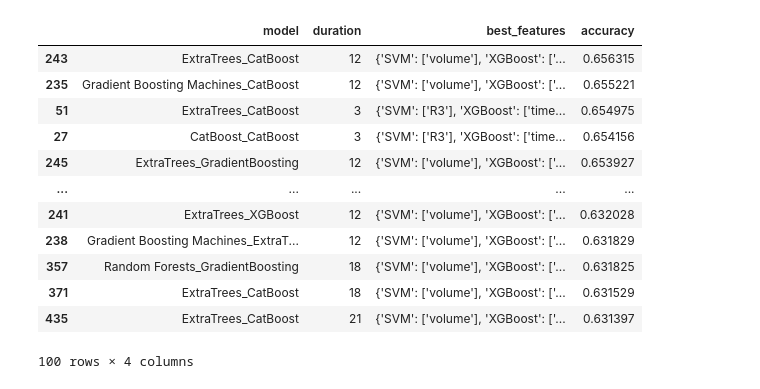
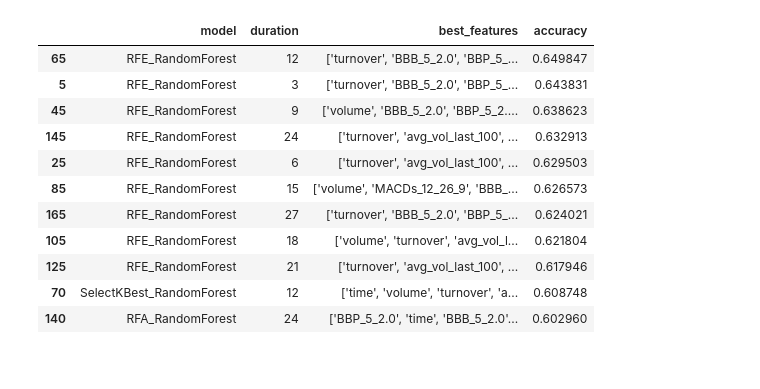
Before and after one commit to Jnorm911/websocket_trading, a Jupyter notebook: notebooks/heatmap.ipynb, the cells around one changed output. Saved outputs shown, nothing was run; the diff lists cells and outputs as text; code cells hidden in the pictures.

```diff
--- a/notebooks/heatmap.ipynb
+++ b/notebooks/heatmap.ipynb
@@ -5,31 +5,30 @@ import matplotlib.pyplot as plt
 # %%
 # set max_colwidth option to None
 pd.set_option('max_colwidth', None)
 # Read CSV file into DataFrame
-df = pd.read_csv('../tree_robust_results.csv')
+df = pd.read_csv('../linear_minmax.csv')
 
 # Filter DataFrame to show only rows where 'accuracy' > 0.6 and 'duration' < 30
 df_filtered = df.loc[(df['accuracy'] > 0.6) & (df['duration'] < 30)]
 
 # Sort filtered DataFrame by 'accuracy' column in descending order
 df_sorted = df_filtered.sort_values('accuracy', ascending=False)
 
 # Display top 50 rows of sorted DataFrame
 df_sorted.head(100)
 # %% [output]
 |  | model | duration | best_features | accuracy |
-| 243 | ExtraTrees_CatBoost | 12 | {'SVM': ['volume'], 'XGBoost': ['... | 0.656315 |
-| 235 | Gradient Boosting Machines_CatBoost | 12 | {'SVM': ['volume'], 'XGBoost': ['... | 0.655221 |
-| 51 | ExtraTrees_CatBoost | 3 | {'SVM': ['R3'], 'XGBoost': ['time... | 0.654975 |
-| 27 | CatBoost_CatBoost | 3 | {'SVM': ['R3'], 'XGBoost': ['time... | 0.654156 |
-| 245 | ExtraTrees_GradientBoosting | 12 | {'SVM': ['volume'], 'XGBoost': ['... | 0.653927 |
-| ... | ... | ... | ... | ... |
-| 241 | ExtraTrees_XGBoost | 12 | {'SVM': ['volume'], 'XGBoost': ['... | 0.632028 |
-| 238 | Gradient Boosting Machines_ExtraT... | 12 | {'SVM': ['volume'], 'XGBoost': ['... | 0.631829 |
-| 357 | Random Forests_GradientBoosting | 18 | {'SVM': ['volume'], 'XGBoost': ['... | 0.631825 |
-| 371 | ExtraTrees_CatBoost | 18 | {'SVM': ['volume'], 'XGBoost': ['... | 0.631529 |
-| 435 | ExtraTrees_CatBoost | 21 | {'SVM': ['volume'], 'XGBoost': ['... | 0.631397 |
+| 65 | RFE_RandomForest | 12 | ['turnover', 'BBB_5_2.0', 'BBP_5_... | 0.649847 |
+| 5 | RFE_RandomForest | 3 | ['turnover', 'BBB_5_2.0', 'BBP_5_... | 0.643831 |
+| 45 | RFE_RandomForest | 9 | ['volume', 'BBB_5_2.0', 'BBP_5_2.... | 0.638623 |
+| 145 | RFE_RandomForest | 24 | ['turnover', 'avg_vol_last_100', ... | 0.632913 |
+| 25 | RFE_RandomForest | 6 | ['turnover', 'avg_vol_last_100', ... | 0.629503 |
+| 85 | RFE_RandomForest | 15 | ['volume', 'MACDs_12_26_9', 'BBB_... | 0.626573 |
+| 165 | RFE_RandomForest | 27 | ['turnover', 'BBB_5_2.0', 'BBP_5_... | 0.624021 |
+| 105 | RFE_RandomForest | 18 | ['volume', 'turnover', 'avg_vol_l... | 0.621804 |
+| 125 | RFE_RandomForest | 21 | ['turnover', 'avg_vol_last_100', ... | 0.617946 |
+| 70 | SelectKBest_RandomForest | 12 | ['time', 'volume', 'turnover', 'a... | 0.608748 |
+| 140 | RFA_RandomForest | 24 | ['BBP_5_2.0', 'time', 'BBB_5_2.0'... | 0.602960 |
-100 rows × 4 columns
 # %%
 durations = [15, 30, 45, 60]
 num_features = 32
```
Also changed, not shown: parts of 3 cells of this notebook, 11 other files.
